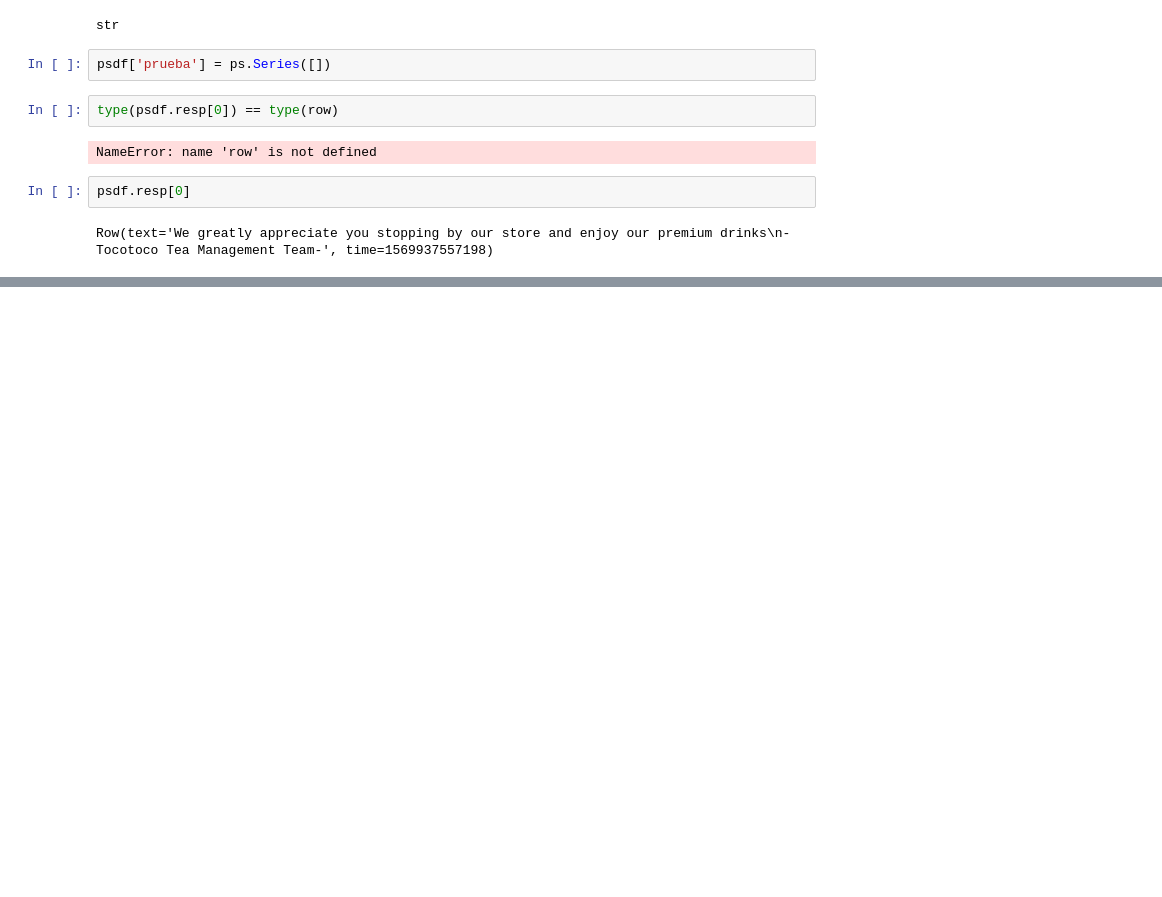
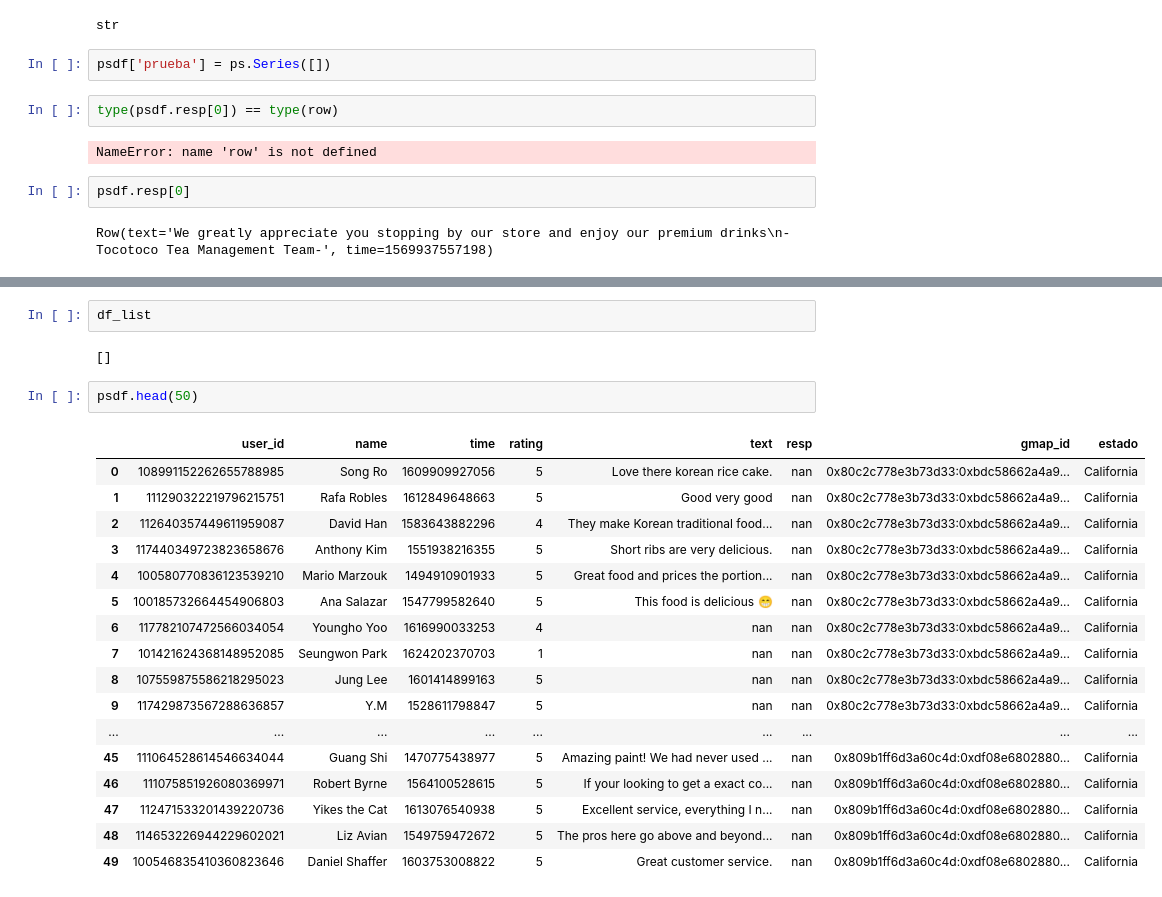
Before and after one commit to Tinmarian/Big_Data_Project-Google_Reviews, a Jupyter notebook: testing_files/general_testing.ipynb, the cells around one changed output, grey strips where cells are left out. Cells and saved outputs as stored; diff of their text form; blank space fills up the shorter version.

```diff
--- a/testing_files/general_testing.ipynb
+++ b/testing_files/general_testing.ipynb
@@ -233,0 +337,24 @@ Row(text='We greatly appreciate you stopping by our store and enjoy our premium
+# %%
+df_list
+# %% [output]
+[]
+# %%
+psdf.head(50)
+# %% [output]
+|  | user_id | name | time | rating | text | resp | gmap_id | estado |
+| 0 | 108991152262655788985 | Song Ro | 1609909927056 | 5 | Love there korean rice cake. | nan | 0x80c2c778e3b73d33:0xbdc58662a4a9... | California |
+| 1 | 111290322219796215751 | Rafa Robles | 1612849648663 | 5 | Good very good | nan | 0x80c2c778e3b73d33:0xbdc58662a4a9... | California |
+| 2 | 112640357449611959087 | David Han | 1583643882296 | 4 | They make Korean traditional food... | nan | 0x80c2c778e3b73d33:0xbdc58662a4a9... | California |
+| 3 | 117440349723823658676 | Anthony Kim | 1551938216355 | 5 | Short ribs are very delicious. | nan | 0x80c2c778e3b73d33:0xbdc58662a4a9... | California |
+| 4 | 100580770836123539210 | Mario Marzouk | 1494910901933 | 5 | Great food and prices the portion... | nan | 0x80c2c778e3b73d33:0xbdc58662a4a9... | California |
+| 5 | 100185732664454906803 | Ana Salazar | 1547799582640 | 5 | This food is delicious 😁 | nan | 0x80c2c778e3b73d33:0xbdc58662a4a9... | California |
+| 6 | 117782107472566034054 | Youngho Yoo | 1616990033253 | 4 | nan | nan | 0x80c2c778e3b73d33:0xbdc58662a4a9... | California |
+| 7 | 101421624368148952085 | Seungwon Park | 1624202370703 | 1 | nan | nan | 0x80c2c778e3b73d33:0xbdc58662a4a9... | California |
+| 8 | 107559875586218295023 | Jung Lee | 1601414899163 | 5 | nan | nan | 0x80c2c778e3b73d33:0xbdc58662a4a9... | California |
+| 9 | 117429873567288636857 | Y.M | 1528611798847 | 5 | nan | nan | 0x80c2c778e3b73d33:0xbdc58662a4a9... | California |
+| ... | ... | ... | ... | ... | ... | ... | ... | ... |
+| 45 | 111064528614546634044 | Guang Shi | 1470775438977 | 5 | Amazing paint! We had never used ... | nan | 0x809b1ff6d3a60c4d:0xdf08e6802880... | California |
+| 46 | 111075851926080369971 | Robert Byrne | 1564100528615 | 5 | If your looking to get a exact co... | nan | 0x809b1ff6d3a60c4d:0xdf08e6802880... | California |
+| 47 | 112471533201439220736 | Yikes the Cat | 1613076540938 | 5 | Excellent service, everything I n... | nan | 0x809b1ff6d3a60c4d:0xdf08e6802880... | California |
+| 48 | 114653226944229602021 | Liz Avian | 1549759472672 | 5 | The pros here go above and beyond... | nan | 0x809b1ff6d3a60c4d:0xdf08e6802880... | California |
+| 49 | 100546835410360823646 | Daniel Shaffer | 1603753008822 | 5 | Great customer service. | nan | 0x809b1ff6d3a60c4d:0xdf08e6802880... | California |
```
Also changed, not shown: parts of 11 cells of this notebook, 2 other files.
